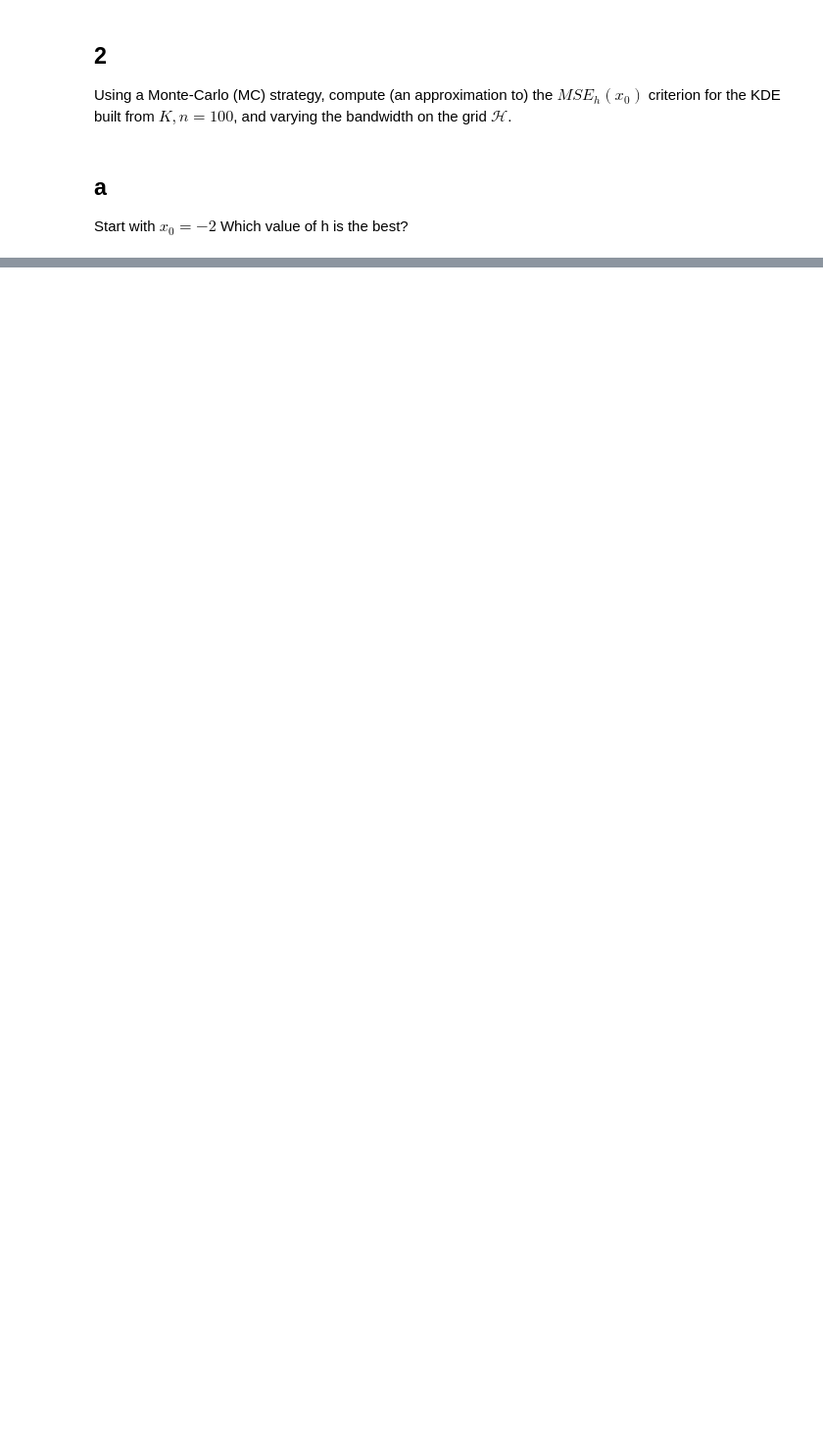
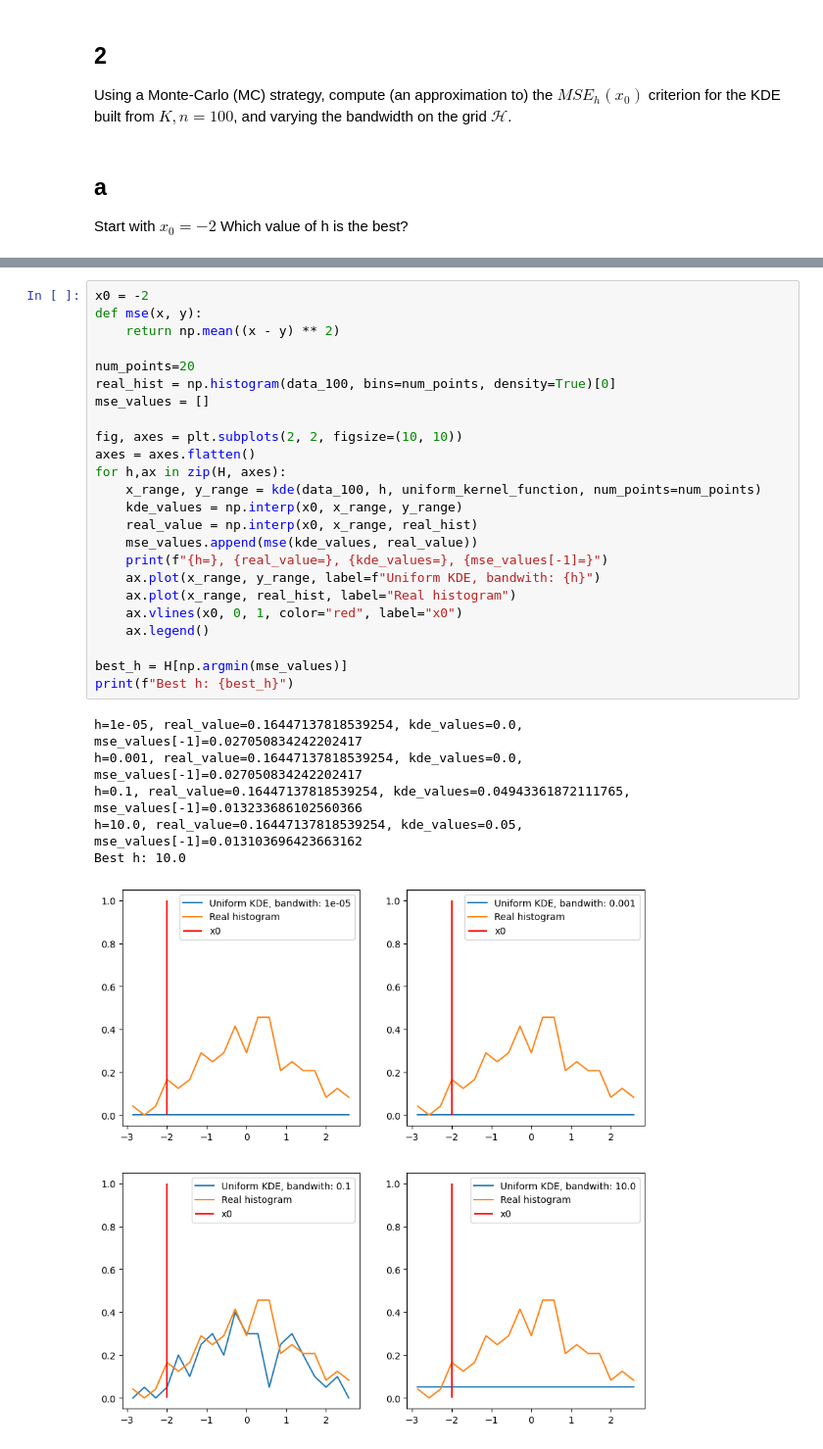
Before and after one commit to kkasra12/fundamental-of-statistical-learning, a Jupyter notebook: ans.ipynb, the cells around one changed output, grey strips where cells are left out. Shown at 98% size. Saved outputs shown, nothing was run; the diff lists cells and outputs as text; blank space fills up the shorter version.

```diff
--- a/ans.ipynb
+++ b/ans.ipynb
@@ -169,0 +186,31 @@ Start with $x_0 = −2$ Which value of h is the best?
+# %%
+x0 = -2
+def mse(x, y):
+    return np.mean((x - y) ** 2)
+
+num_points=20
+real_hist = np.histogram(data_100, bins=num_points, density=True)[0]
+mse_values = []
+
+fig, axes = plt.subplots(2, 2, figsize=(10, 10))
+axes = axes.flatten()
+for h,ax in zip(H, axes):
+    x_range, y_range = kde(data_100, h, uniform_kernel_function, num_points=num_points)
+    kde_values = np.interp(x0, x_range, y_range)
+    real_value = np.interp(x0, x_range, real_hist)
+    mse_values.append(mse(kde_values, real_value))
+    print(f"{h=}, {real_value=}, {kde_values=}, {mse_values[-1]=}")
+    ax.plot(x_range, y_range, label=f"Uniform KDE, bandwith: {h}")
+    ax.plot(x_range, real_hist, label="Real histogram")
+    ax.vlines(x0, 0, 1, color="red", label="x0")
+    ax.legend()
+
+best_h = H[np.argmin(mse_values)]
+print(f"Best h: {best_h}")
+# %% [output]
+h=1e-05, real_value=0.16447137818539254, kde_values=0.0, mse_values[-1]=0.027050834242202417
+h=0.001, real_value=0.16447137818539254, kde_values=0.0, mse_values[-1]=0.027050834242202417
+h=0.1, real_value=0.16447137818539254, kde_values=0.04943361872111765, mse_values[-1]=0.013233686102560366
+h=10.0, real_value=0.16447137818539254, kde_values=0.05, mse_values[-1]=0.013103696423663162
+Best h: 10.0
+[figure, added]
```
Also changed, not shown: parts of 12 cells of this notebook.
